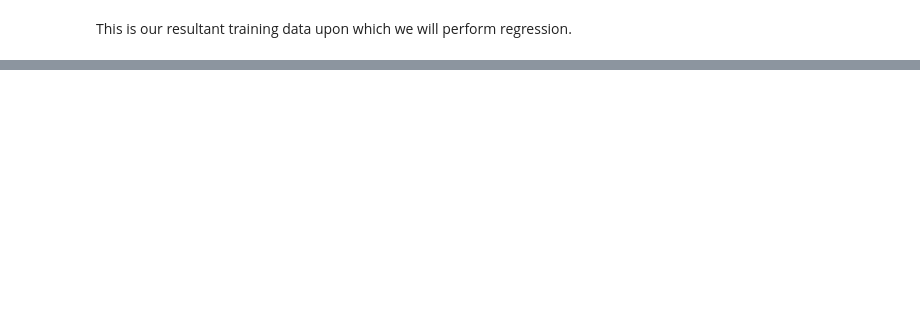
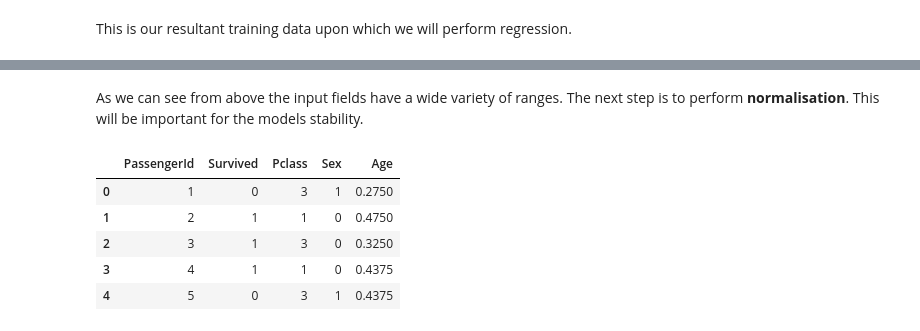
Before and after one commit to y-sood/kaggle, a Jupyter notebook: main.ipynb, the cells around one changed output, grey strips where cells are left out. Saved outputs shown, nothing was run; the diff lists cells and outputs as text; code cells hidden in the pictures; blank space fills up the shorter version.

Commit message:
Normalised the data and cleaned up formatting

```diff
--- a/main.ipynb
+++ b/main.ipynb
@@ -90,0 +100,24 @@ This is our resultant training data upon which we will perform regression.
+# %% [markdown]
+As we can see from above the input fields have a wide variety of ranges. The next step is to perform <b>normalisation</b>. This will be important for the models stability.
+# %%
+#Creating clone for normalisation
+dftrm_normal = dftrm.copy()
+#Dealing with categorical variables
+dftrm_normal['Sex'] = dftrm_normal['Sex'].replace({'male': 1, 'female': 0})
+#Using maximum normalisation
+for field in dftrm_normal:
+    if field in ['Age']:
+        dftrm_normal[field] = (dftrm_normal[field]/dftrm_normal[field].abs().max())
+    else:
+        continue
+#Dropping SibSp and ParCh for simplicity
+dftrm_normal = dftrm_normal.drop(['SibSp', 'Parch'], axis = 1)
+#View
+dftrm_normal.head()
+# %% [output]
+|  | PassengerId | Survived | Pclass | Sex | Age |
+| 0 | 1 | 0 | 3 | 1 | 0.2750 |
+| 1 | 2 | 1 | 1 | 0 | 0.4750 |
+| 2 | 3 | 1 | 3 | 0 | 0.3250 |
+| 3 | 4 | 1 | 1 | 0 | 0.4375 |
+| 4 | 5 | 0 | 3 | 1 | 0.4375 |
```
Also changed, not shown: parts of 6 cells of this notebook.
